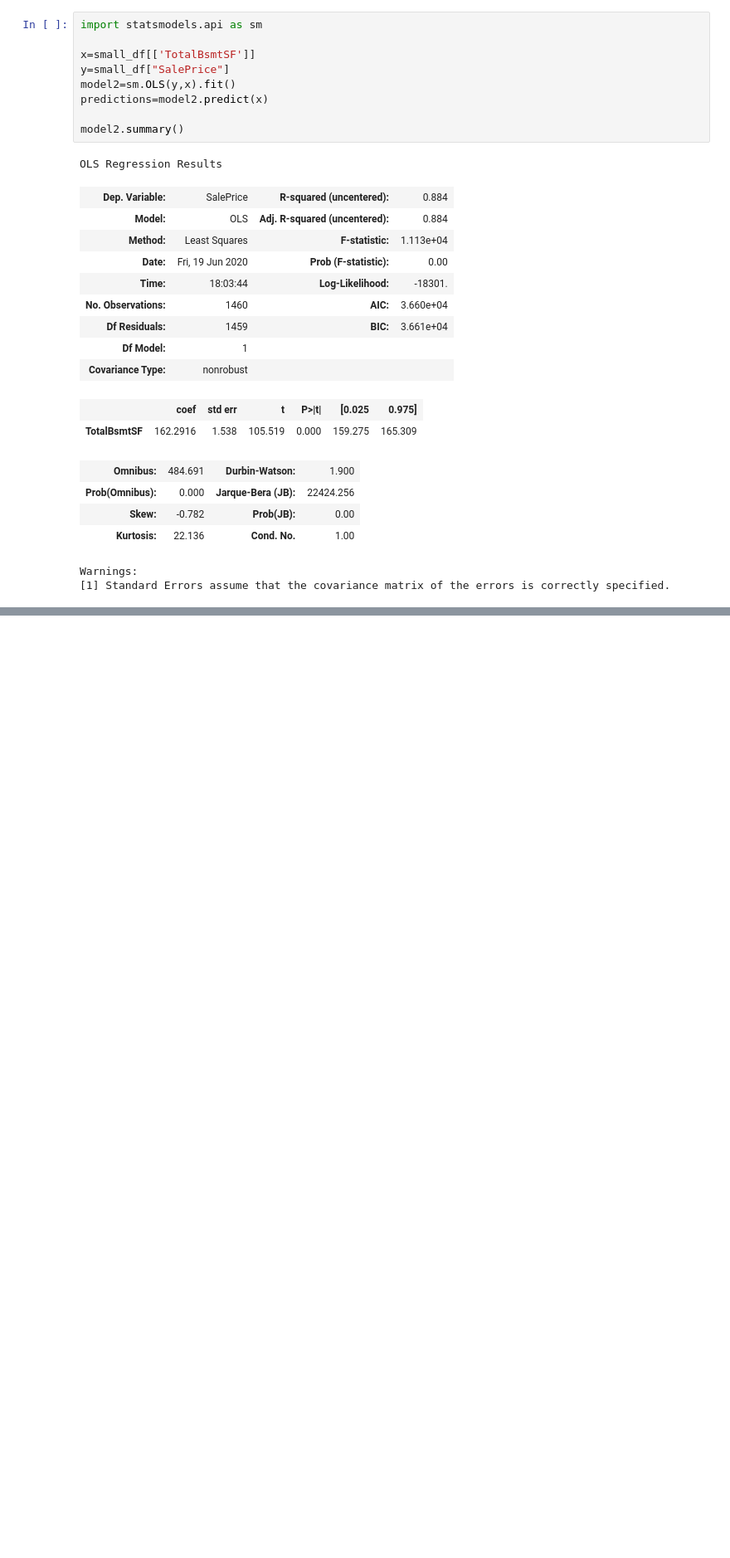
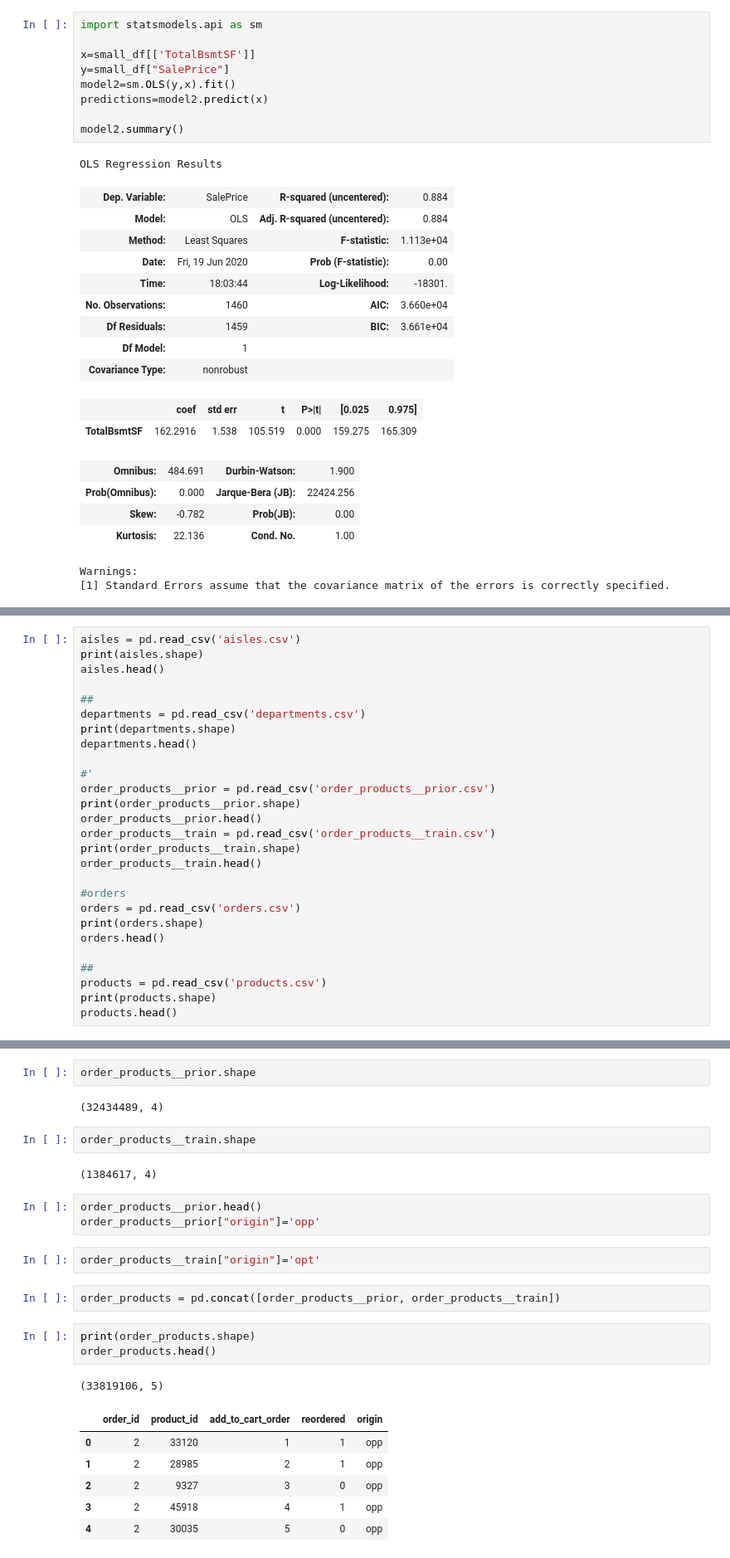
Before and after one commit to ak371/ArnoldC, a Jupyter notebook: 2.ipynb, the cells around one changed output, grey strips where cells are left out. Shown at 83% size. Saved outputs shown, nothing was run; the diff lists cells and outputs as text; blank space fills up the shorter version.

```diff
--- a/2.ipynb
+++ b/2.ipynb
@@ -224,0 +537,27 @@ bg
+# %%
+aisles = pd.read_csv('aisles.csv')
+print(aisles.shape)
+aisles.head()
+
+##
+departments = pd.read_csv('departments.csv')
+print(departments.shape)
+departments.head()
+
+#'
+order_products__prior = pd.read_csv('order_products__prior.csv')
+print(order_products__prior.shape)
+order_products__prior.head()
+order_products__train = pd.read_csv('order_products__train.csv')
+print(order_products__train.shape)
+order_products__train.head()
+
+#orders
+orders = pd.read_csv('orders.csv')
+print(orders.shape)
+orders.head()
+
+##
+products = pd.read_csv('products.csv')
+print(products.shape)
+products.head()
@@ -224,0 +577,26 @@ bg
+# %%
+order_products__prior.shape
+# %% [output]
+(32434489, 4)
+# %%
+order_products__train.shape
+# %% [output]
+(1384617, 4)
+# %%
+order_products__prior.head()
+order_products__prior["origin"]='opp'
+# %%
+order_products__train["origin"]='opt'
+# %%
+order_products = pd.concat([order_products__prior, order_products__train])
+# %%
+print(order_products.shape)
+order_products.head()
+# %% [output]
+(33819106, 5)
+|  | order_id | product_id | add_to_cart_order | reordered | origin |
+| 0 | 2 | 33120 | 1 | 1 | opp |
+| 1 | 2 | 28985 | 2 | 1 | opp |
+| 2 | 2 | 9327 | 3 | 0 | opp |
+| 3 | 2 | 45918 | 4 | 1 | opp |
+| 4 | 2 | 30035 | 5 | 0 | opp |
```
Also changed, not shown: parts of 43 cells of this notebook.
